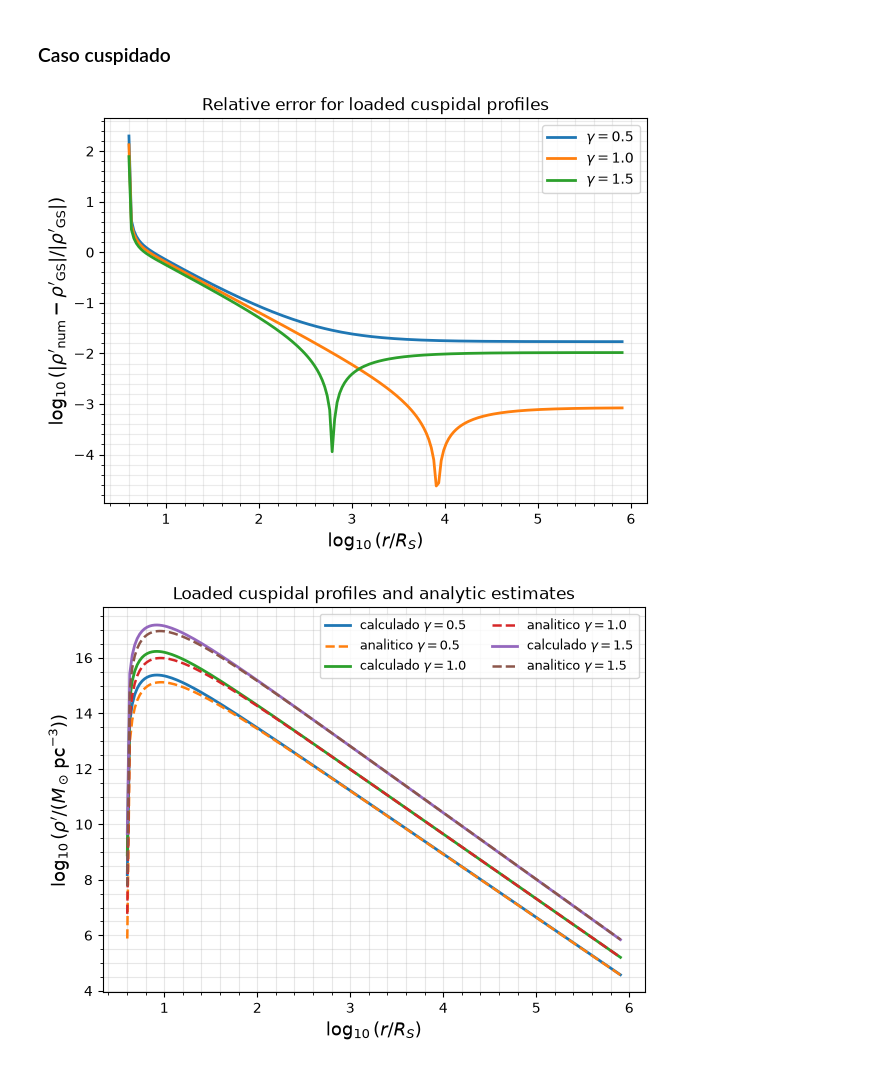
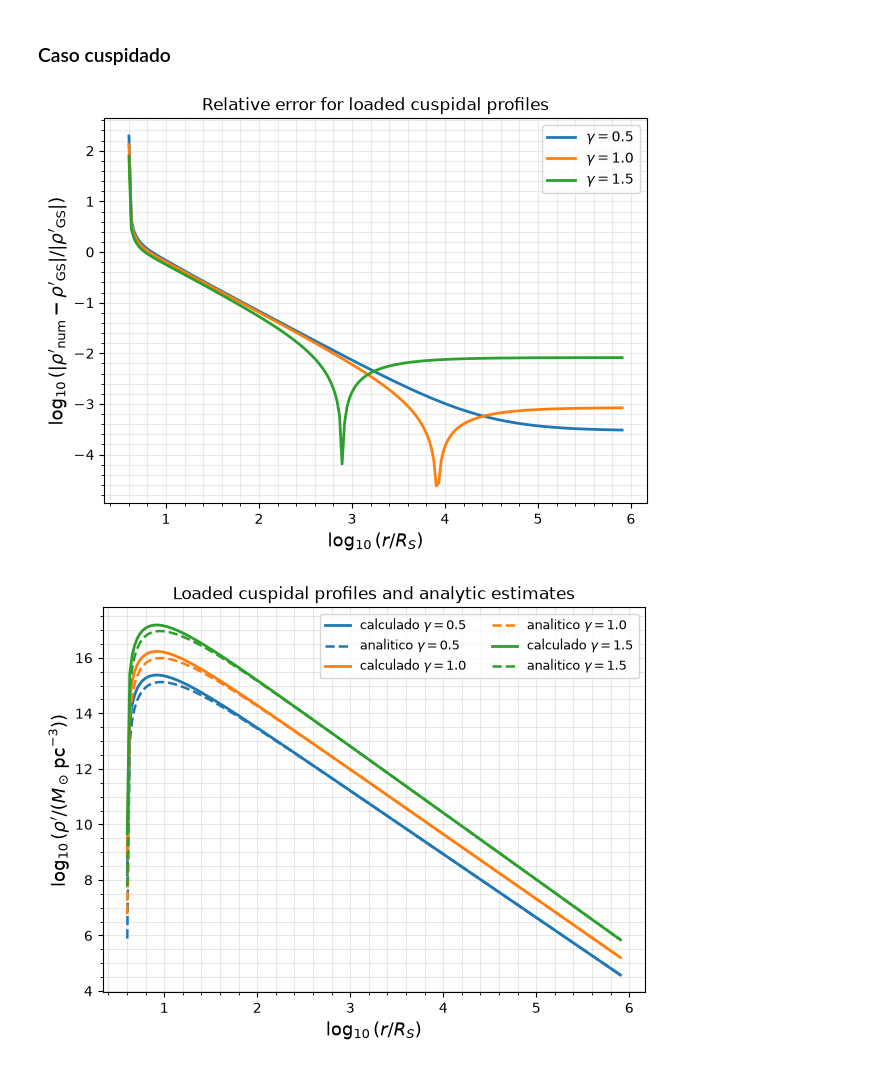
Before and after one commit to MagneticFungi/DM-spikes, a Jupyter notebook: perfiles_densidad.ipynb, the cells around one changed output. Saved outputs shown, nothing was run; the diff lists cells and outputs as text; code cells hidden in the pictures.

```diff
--- a/perfiles_densidad.ipynb
+++ b/perfiles_densidad.ipynb
@@ -253,14 +241,15 @@ def cusp_profile(r_values, M, gamma, R_S):
 # %%
 plt.figure(figsize=(7, 5))
+
 for i, gamma_i in enumerate(gamma_values):
     rho_i = rho_cusp_grid[i]
-    rho_analytic = cusp_profile(r_cusp, M, float(gamma_i), R_S)
-    positive_mask = rho_analytic > 0
-    relative_error = np.abs(rho_i[positive_mask] - rho_analytic[positive_mask]) / np.abs(rho_analytic[positive_mask])
+    rho_analytic = dm.cusp_profile(r_cusp, M, float(gamma_i), R_S)
+    relative_error = dm.cusp_rel_error(rho_i, rho_analytic)
+    valid_mask = np.isfinite(relative_error) & (relative_error > 0)
 
     plt.plot(
-        np.log10(r_cusp[positive_mask] / R_S),
-        np.log10(relative_error),
+        np.log10(r_cusp[valid_mask] / R_S),
+        np.log10(relative_error[valid_mask]),
         lw=2,
         label=fr"$\gamma={gamma_i}$",
     )
@@ -273,37 +262,40 @@ plt.minorticks_on()
 plt.legend()
 plt.show()
 # %% [output]
-[figure, old version]
+[figure, new version]
 # %%
 plt.figure(figsize=(7, 5))
 
 for i, gamma_i in enumerate(gamma_values):
     rho_numeric = rho_cusp_grid[i]
-    rho_analytic = cusp_profile(r_cusp, M, float(gamma_i), R_S)
+    rho_analytic = dm.cusp_profile(r_cusp, M, float(gamma_i), R_S)
 
     numeric_mask = rho_numeric > 0
     analytic_mask = rho_analytic > 0
+    color = f"C{i}"
 
     plt.plot(
         np.log10(r_cusp[numeric_mask] / R_S),
         np.log10(rho_numeric[numeric_mask]),
+        color=color,
         lw=2,
         label=fr"calculado $\gamma={gamma_i}$",
     )
     plt.plot(
         np.log10(r_cusp[analytic_mask] / R_S),
         np.log10(rho_analytic[analytic_mask]),
+        color=color,
         lw=1.8,
         ls="--",
         label=fr"analitico $\gamma={gamma_i}$",
     )
 
 plt.xlabel(r"$\log_{10}(r/R_S)$", fontsize=13)
 plt.ylabel(r"$\log_{10}(\rho'/(M_\odot\,\mathrm{pc}^{-3}))$", fontsize=13)
 plt.title("Loaded cuspidal profiles and analytic estimates")
 plt.grid(True, which="both", alpha=0.3)
 plt.minorticks_on()
 plt.legend(ncol=2, fontsize=9)
 plt.show()
 # %% [output]
-[figure, old version]
+[figure, new version]
```
Also changed, not shown: parts of 9 cells of this notebook, 3 other files.
